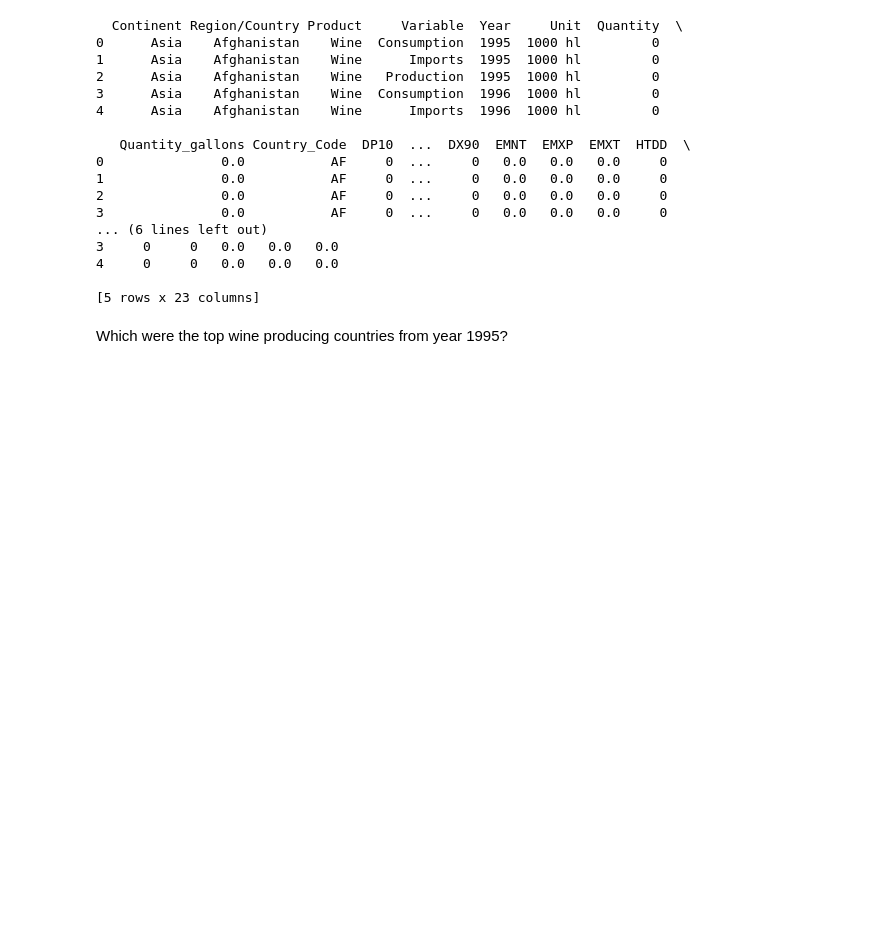
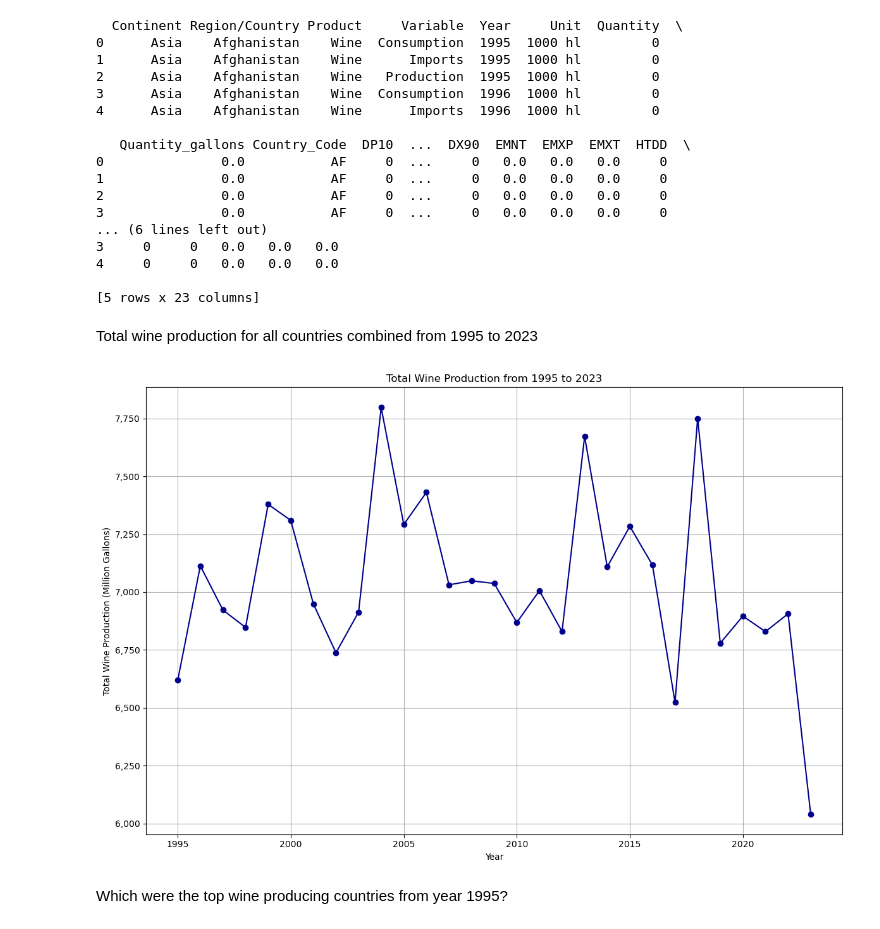
Before and after one commit to omomadcat/Viticulture, a Jupyter notebook: Wine_Project_Solution_main.ipynb, the cells around one changed output. Cells and saved outputs as stored; diff of their text form; code cells hidden in the pictures; blank space fills up the shorter version.

Commit message:
total wine production line plot

```diff
--- a/Wine_Project_Solution_main.ipynb
+++ b/Wine_Project_Solution_main.ipynb
@@ -8,7 +8,7 @@ import numpy as np
 from scipy import stats
 # %%
 # Step 1: Load data from Excel file
-file_path = r'Resources\Wine_Country_Weather_Data_adj.xlsx'
+file_path = r'Resources/Wine_Country_Weather_Data_adj.xlsx'
 wine_country_weather_data_df = pd.read_excel(file_path, sheet_name='Table')
 
 # Step 2: Display the first few rows of the DataFrame to verify loading
@@ -95,6 +95,38 @@ print(wine_country_weather_data_final_df.head())
 4     0     0   0.0   0.0   0.0
 
 [5 rows x 23 columns]
+# %% [markdown]
+Total wine production for all countries combined from 1995 to 2023
+# %%
+# Filter the data to include only wine production records
+wine_production_df = wine_country_weather_data_final_df[wine_country_weather_data_final_df['Variable'] == 'Production']
+
+# Group by Year and sum the Quantity_gallons
+wine_production_by_year = wine_production_df.groupby('Year')['Quantity_gallons'].sum().reset_index()
+
+# Convert the Quantity_gallons to millions
+wine_production_by_year['Quantity_gallons_million'] = wine_production_by_year['Quantity_gallons'] / 1e6
+
+# Define a function to format the y-axis values with thousand commas
+def millions_formatter(x, pos):
+    return f'{x:,.0f}'
+
+# Create the line plot
+plt.figure(figsize=(12, 8))
+plt.plot(wine_production_by_year['Year'], wine_production_by_year['Quantity_gallons_million'], marker='o', linestyle='-', color='darkblue')
+
+# Customize the plot
+plt.xlabel('Year')
+plt.ylabel('Total Wine Production (Million Gallons)')
+plt.title('Total Wine Production from 1995 to 2023')
+plt.gca().yaxis.set_major_formatter(FuncFormatter(millions_formatter))
+plt.grid(True)
+plt.tight_layout()
+
+# Show the plot
+plt.show()
+# %% [output]
+[figure, added]
 # %% [markdown]
 Which were the top wine producing countries from year 1995?
 # %%
```
